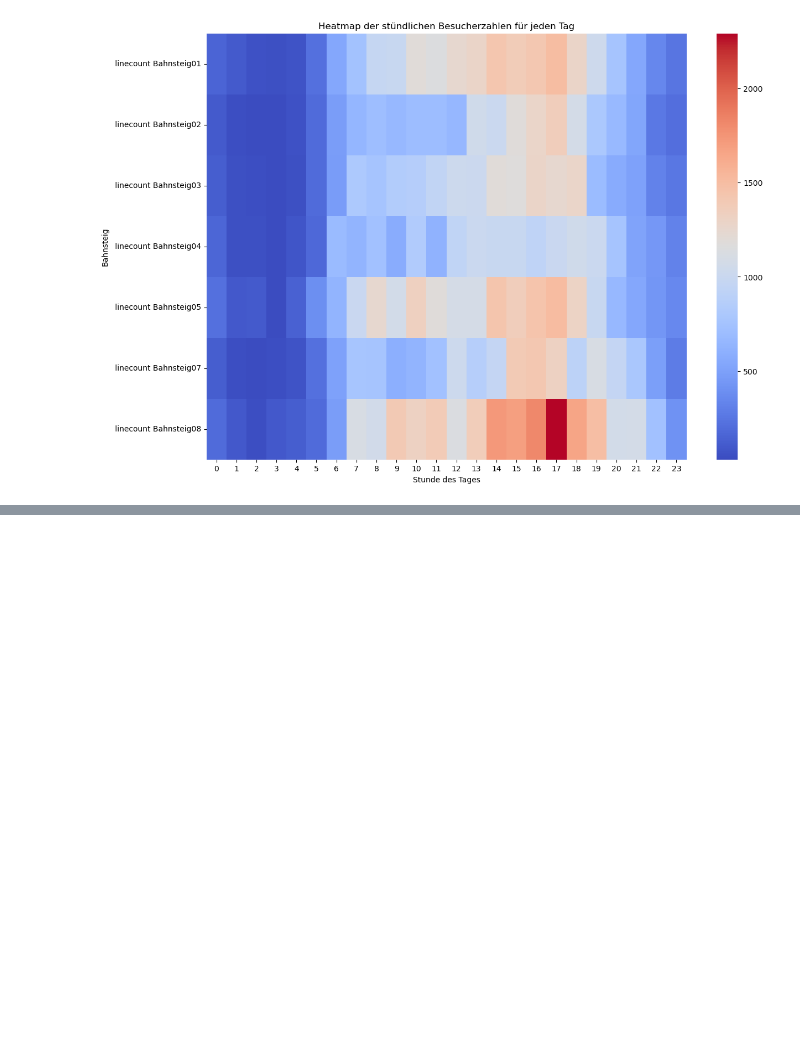
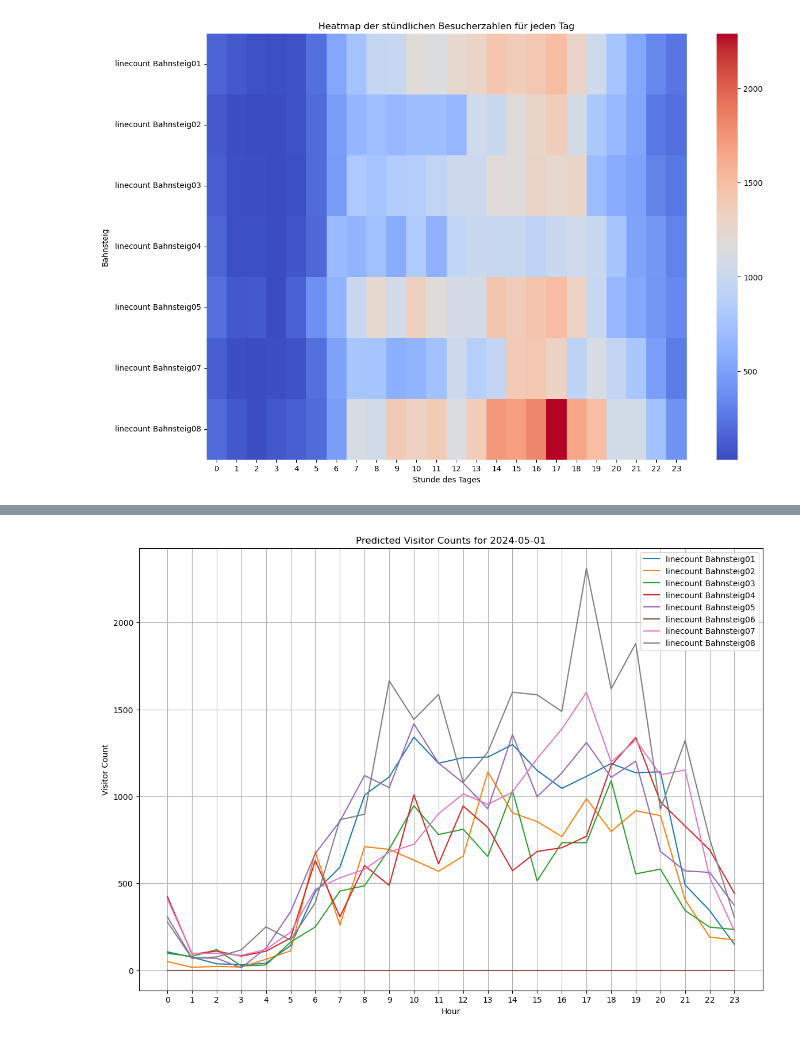
Before and after one commit to connytherocket/DBTrackAnalysis, a Jupyter notebook: db_track_analysis_jupyter.ipynb, the cells around one changed output, grey strips where cells are left out. Cells and saved outputs as stored; diff of their text form; code cells hidden in the pictures; blank space fills up the shorter version.

Commit message:
Adding code for the Heatmap and preprocessing of the data

```diff
--- a/db_track_analysis_jupyter.ipynb
+++ b/db_track_analysis_jupyter.ipynb
@@ -72,0 +79,93 @@ plt.show()
+# %%
+# Schulferien und Feiertage definieren
+school_holidays = [
+    ('2024-05-21', '2024-05-31'),
+    ('2024-07-25', '2024-09-07'),
+    ('2024-10-28', '2024-10-30'),
+    ('2024-12-23', '2025-01-04')
+]
+
+public_holidays = [
+    '2024-05-09', '2024-05-20', '2024-05-30', '2024-10-03',
+    '2024-11-01', '2024-12-25', '2024-12-26'
+]
+
+# Konvertiere Feiertage zu Datetime
+public_holidays = pd.to_datetime(public_holidays)
+
+def is_holiday(date):
+    return date in public_holidays
+
+def is_school_holiday(date):
+    for start, end in school_holidays:
+        if start <= date.strftime('%Y-%m-%d') <= end:
+            return True
+    return False
+
+def predict_visitors(date_str):
+    # Importieren der CSV-Datei
+    track_data = pd.read_csv('Rohdaten_Stündlich_QB_2024_06_06.csv', sep=';')
+
+    # Auswahl der gewünschten Spalten anhand der tatsächlich vorhandenen Spaltennamen
+    selected_columns = ['CustomIntervall', ' linecount Bahnsteig01', ' linecount Bahnsteig02', ' linecount Bahnsteig03', ' linecount Bahnsteig04', ' linecount Bahnsteig05', ' linecount Bahnsteig06', ' linecount Bahnsteig07', ' linecount Bahnsteig08']
+    filtered_data = track_data[selected_columns].copy()  # Explizit eine Kopie erstellen
+
+    # Sicherstellen, dass das Datum korrekt als Datetime-Typ eingelesen wird
+    filtered_data.columns = filtered_data.columns.str.strip()  # Entfernen von Leerzeichen aus Spaltennamen
+    filtered_data['CustomIntervall'] = pd.to_datetime(filtered_data['CustomIntervall'], format='%d.%m.%Y %H:%M')
+
+    # Extrahieren von Merkmalen aus dem Datum
+    filtered_data['hour'] = filtered_data['CustomIntervall'].dt.hour
+    filtered_data['day'] = filtered_data['CustomIntervall'].dt.day
+    filtered_data['month'] = filtered_data['CustomIntervall'].dt.month
+    filtered_data['weekday'] = filtered_data['CustomIntervall'].dt.weekday
+    filtered_data['is_holiday'] = filtered_data['CustomIntervall'].dt.date.apply(lambda x: is_holiday(pd.to_datetime(x)))
+    filtered_data['is_school_holiday'] = filtered_data['CustomIntervall'].dt.date.apply(lambda x: is_school_holiday(pd.to_datetime(x)))
+
+    # Zielvariable (zum Beispiel Besucherzahlen auf Bahnsteig 1-8)
+    targets = ['linecount Bahnsteig01', 'linecount Bahnsteig02', 'linecount Bahnsteig03', 'linecount Bahnsteig04', 'linecount Bahnsteig05', 'linecount Bahnsteig06', 'linecount Bahnsteig07', 'linecount Bahnsteig08']
+
+    # Features definieren
+    X = filtered_data[['hour', 'day', 'month', 'weekday', 'is_holiday', 'is_school_holiday']]
+
+    # Random Forest Regressor Modell trainieren für jeden Bahnsteig
+    models = {}
+    for target in targets:
+        y = filtered_data[target]
+        rf = RandomForestRegressor(n_estimators=100, random_state=42)
+        rf.fit(X, y)
+        models[target] = rf
+
+    # Daten für den angegebenen Tag erstellen
+    pred_date = pd.to_datetime(date_str)
+    pred_data = pd.DataFrame({
+        'hour': range(24),
+        'day': [pred_date.day] * 24,
+        'month': [pred_date.month] * 24,
+        'weekday': [pred_date.weekday()] * 24,
+        'is_holiday': [is_holiday(pred_date)] * 24,
+        'is_school_holiday': [is_school_holiday(pred_date)] * 24
+    })
+
+    # Vorhersagen machen
+    predictions = {}
+    for target in targets:
+        model = models[target]
+        predictions[target] = model.predict(pred_data)
+
+    # Vorhersagen visualisieren
+    plt.figure(figsize=(14, 10))
+    for target in targets:
+        plt.plot(range(24), predictions[target], label=target)
+    plt.xticks(range(24))  # Setzt x-Achsenbeschriftungen auf jede Stunde
+    plt.legend()
+    plt.title(f'Predicted Visitor Counts for {date_str}')
+    plt.xlabel('Hour')
+    plt.ylabel('Visitor Count')
+    plt.grid(True)  # Fügt ein Raster hinzu, um die Ablesbarkeit zu verbessern
+    plt.show()
+
+# Beispielaufruf der Funktion
+predict_visitors('2024-05-01')
+# %% [output]
+[figure, added]
```
Also changed, not shown: parts of 2 cells of this notebook.
